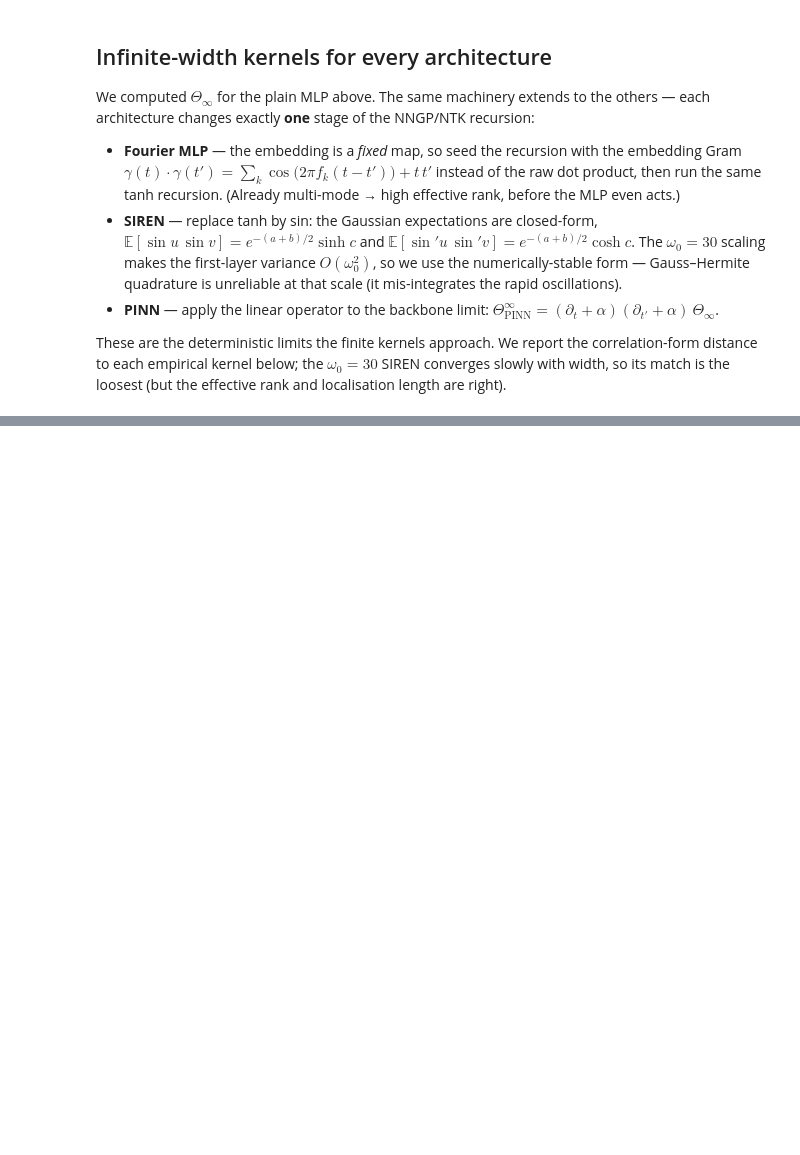
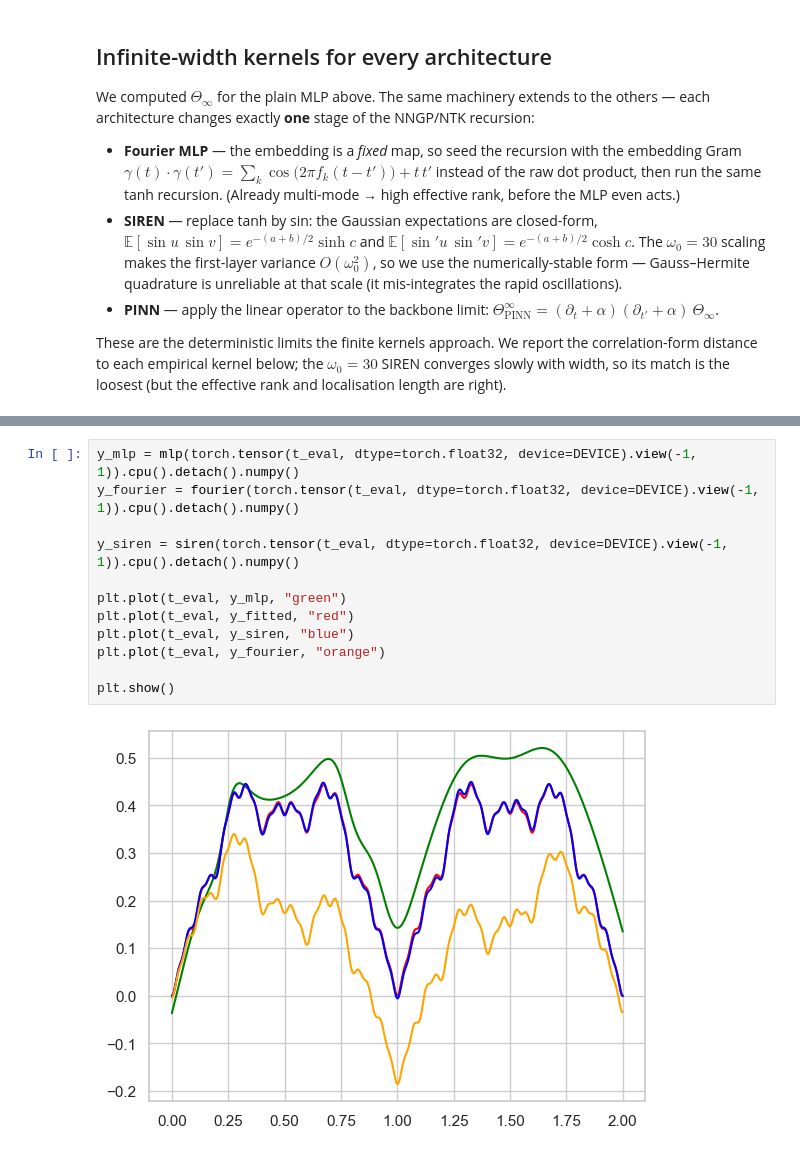
Before and after one commit to marcogalliani/PINNs-and-spectral-bias, a Jupyter notebook: examples/ntk-nn/ntk_visual.ipynb, the cells around one changed output, grey strips where cells are left out. Drawn from its saved outputs; the diff is of its cells as text; blank space fills up the shorter version.

```diff
--- a/examples/ntk-nn/ntk_visual.ipynb
+++ b/examples/ntk-nn/ntk_visual.ipynb
@@ -506,0 +607,14 @@ plt.show()
+# %%
+y_mlp = mlp(torch.tensor(t_eval, dtype=torch.float32, device=DEVICE).view(-1, 1)).cpu().detach().numpy()
+y_fourier = fourier(torch.tensor(t_eval, dtype=torch.float32, device=DEVICE).view(-1, 1)).cpu().detach().numpy()
+
+y_siren = siren(torch.tensor(t_eval, dtype=torch.float32, device=DEVICE).view(-1, 1)).cpu().detach().numpy()
+
+plt.plot(t_eval, y_mlp, "green")
+plt.plot(t_eval, y_fitted, "red")
+plt.plot(t_eval, y_siren, "blue")
+plt.plot(t_eval, y_fourier, "orange")
+
+plt.show()
+# %% [output]
+[figure, added]
```
Also changed, not shown: parts of 12 cells of this notebook, 2 other files.
